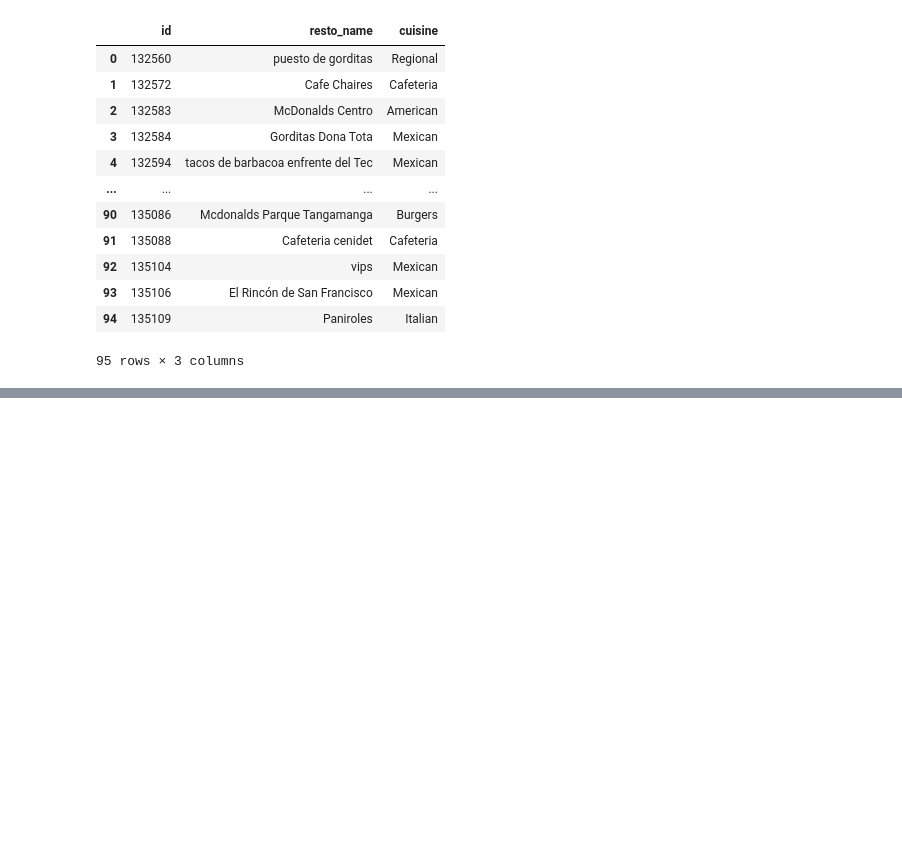
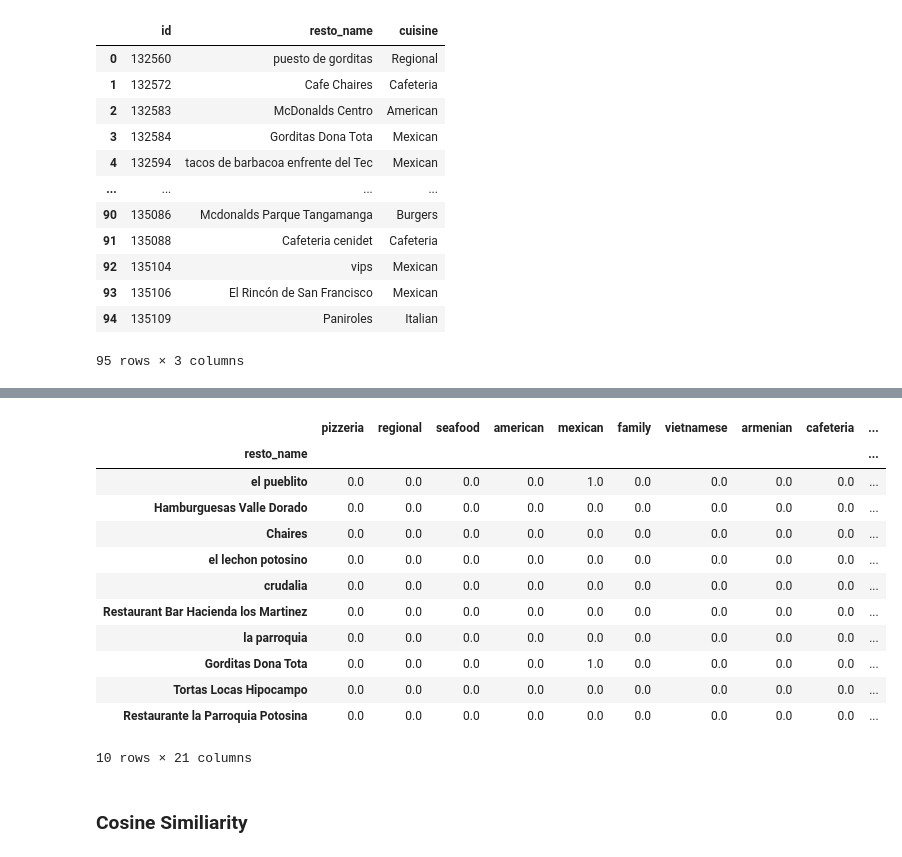
Before and after one commit to Bayhaqieee/Reccomendation_System_Restaurant, a Jupyter notebook: Reccommendation_System_Restaurant.ipynb, the cells around one changed output, grey strips where cells are left out. Drawn from its saved outputs; the diff is of its cells as text; code cells hidden in the pictures; blank space fills up the shorter version.

```diff
--- a/Reccommendation_System_Restaurant.ipynb
+++ b/Reccommendation_System_Restaurant.ipynb
@@ -592,0 +597,3 @@ resto_new
+# %%
+data = resto_new
+data.sample(5)
@@ -592,0 +628,6 @@ resto_new
+# %%
+# Melakukan fit lalu ditransformasikan ke bentuk matrix
+tfidf_matrix = tf.fit_transform(data['cuisine'])
+
+# Melihat ukuran matrix tfidf
+tfidf_matrix.shape
@@ -592,0 +647,26 @@ resto_new
+# %%
+# Membuat dataframe untuk melihat tf-idf matrix
+# Kolom diisi dengan jenis masakan
+# Baris diisi dengan nama resto
+
+pd.DataFrame(
+    tfidf_matrix.todense(),
+    columns=tf.get_feature_names_out(),
+    index=data.resto_name
+).sample(21, axis=1).sample(10, axis=0)
+# %% [output]
+|  | pizzeria | regional | seafood | american | mexican | family | vietnamese | armenian | cafeteria | ... |
+| resto_name |  |  |  |  |  |  |  |  |  | ... |
+| el pueblito | 0.0 | 0.0 | 0.0 | 0.0 | 1.0 | 0.0 | 0.0 | 0.0 | 0.0 | ... |
+| Hamburguesas Valle Dorado | 0.0 | 0.0 | 0.0 | 0.0 | 0.0 | 0.0 | 0.0 | 0.0 | 0.0 | ... |
+| Chaires | 0.0 | 0.0 | 0.0 | 0.0 | 0.0 | 0.0 | 0.0 | 0.0 | 0.0 | ... |
+| el lechon potosino | 0.0 | 0.0 | 0.0 | 0.0 | 0.0 | 0.0 | 0.0 | 0.0 | 0.0 | ... |
+| crudalia | 0.0 | 0.0 | 0.0 | 0.0 | 0.0 | 0.0 | 0.0 | 0.0 | 0.0 | ... |
+| Restaurant Bar Hacienda los Martinez | 0.0 | 0.0 | 0.0 | 0.0 | 0.0 | 0.0 | 0.0 | 0.0 | 0.0 | ... |
+| la parroquia | 0.0 | 0.0 | 0.0 | 0.0 | 0.0 | 0.0 | 0.0 | 0.0 | 0.0 | ... |
+| Gorditas Dona Tota | 0.0 | 0.0 | 0.0 | 0.0 | 1.0 | 0.0 | 0.0 | 0.0 | 0.0 | ... |
+| Tortas Locas Hipocampo | 0.0 | 0.0 | 0.0 | 0.0 | 0.0 | 0.0 | 0.0 | 0.0 | 0.0 | ... |
+| Restaurante la Parroquia Potosina | 0.0 | 0.0 | 0.0 | 0.0 | 0.0 | 0.0 | 0.0 | 0.0 | 0.0 | ... |
+10 rows × 21 columns
+# %% [markdown]
+### Cosine Similiarity
```
Also changed, not shown: parts of 16 cells of this notebook.
